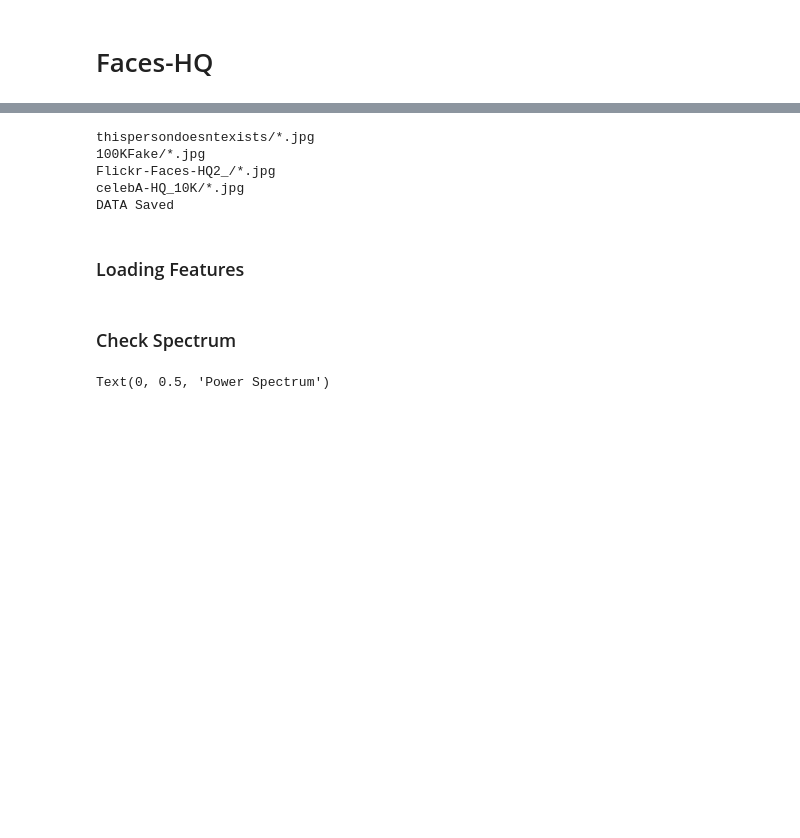
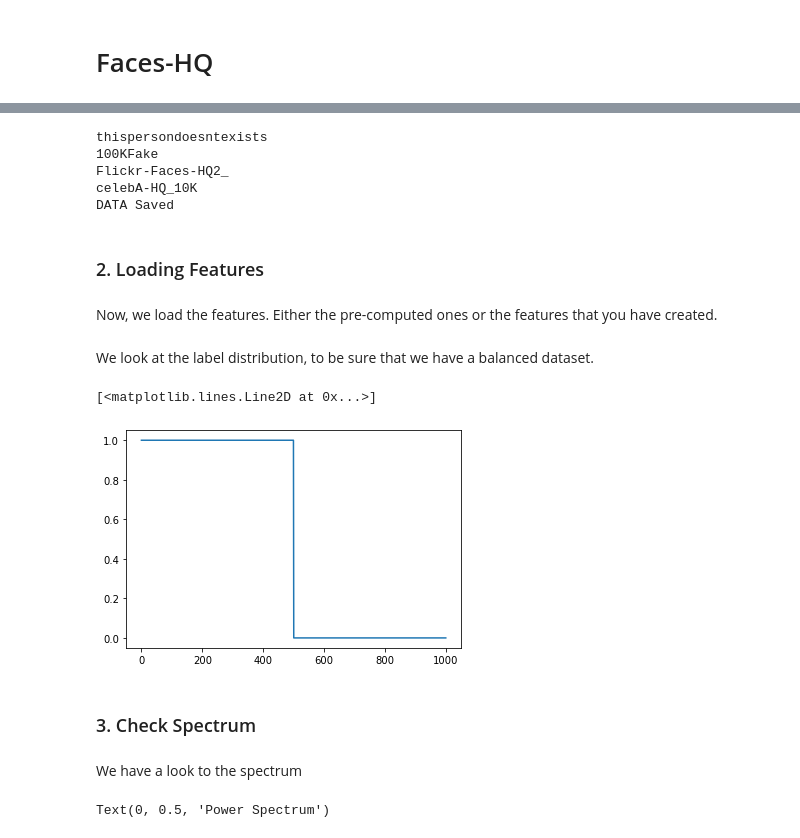
Before and after one commit to cc-hpc-itwm/DeepFakeDetection, a Jupyter notebook: Experiments_Faces-HQ/Faces-HQ.ipynb, the cells around one changed output, grey strips where cells are left out. Drawn from its saved outputs; the diff is of its cells as text; code cells hidden in the pictures; blank space fills up the shorter version.

```diff
--- a/Experiments_Faces-HQ/Faces-HQ.ipynb
+++ b/Experiments_Faces-HQ/Faces-HQ.ipynb
@@ -27,7 +33,7 @@ iter_ = 0
 for z in range(4):
     cont = 0
     psd1D_average_org = np.zeros(722)
-    print(path[z]+"/*."+format_file[z])
+    print(path[z])
 
     for filename in glob.glob(path[z]+"/*."+format_file[z]):
         img = cv2.imread(filename,0)
@@ -55,13 +61,15 @@ pickle.dump(data, output)
 output.close()
 print("DATA Saved")
 # %% [output]
-thispersondoesntexists/*.jpg
-100KFake/*.jpg
-Flickr-Faces-HQ2_/*.jpg
-celebA-HQ_10K/*.jpg
+thispersondoesntexists
+100KFake
+Flickr-Faces-HQ2_
+celebA-HQ_10K
 DATA Saved
 # %% [markdown]
-### Loading Features
+### 2. Loading Features
+# %% [markdown]
+Now, we load the features. Either the pre-computed ones or the features that you have created.
 # %%
 import numpy as np
 import matplotlib.pyplot as plt
@@ -73,8 +81,17 @@ data = pickle.load(pkl_file)
 pkl_file.close()
 X = data["data"]
 y = data["label"]
+# %% [markdown]
+We look at the label distribution, to be sure that we have a balanced dataset.
+# %%
+plt.plot(y)
+# %% [output]
+[<matplotlib.lines.Line2D at 0x...>]
+[figure, added]
 # %% [markdown]
-### Check Spectrum
+### 3. Check Spectrum
+# %% [markdown]
+We have a look to the spectrum
 # %%
 num = int(X.shape[0]/2)
 num_feat = X.shape[1]
```
Also changed, not shown: parts of 8 cells of this notebook.
